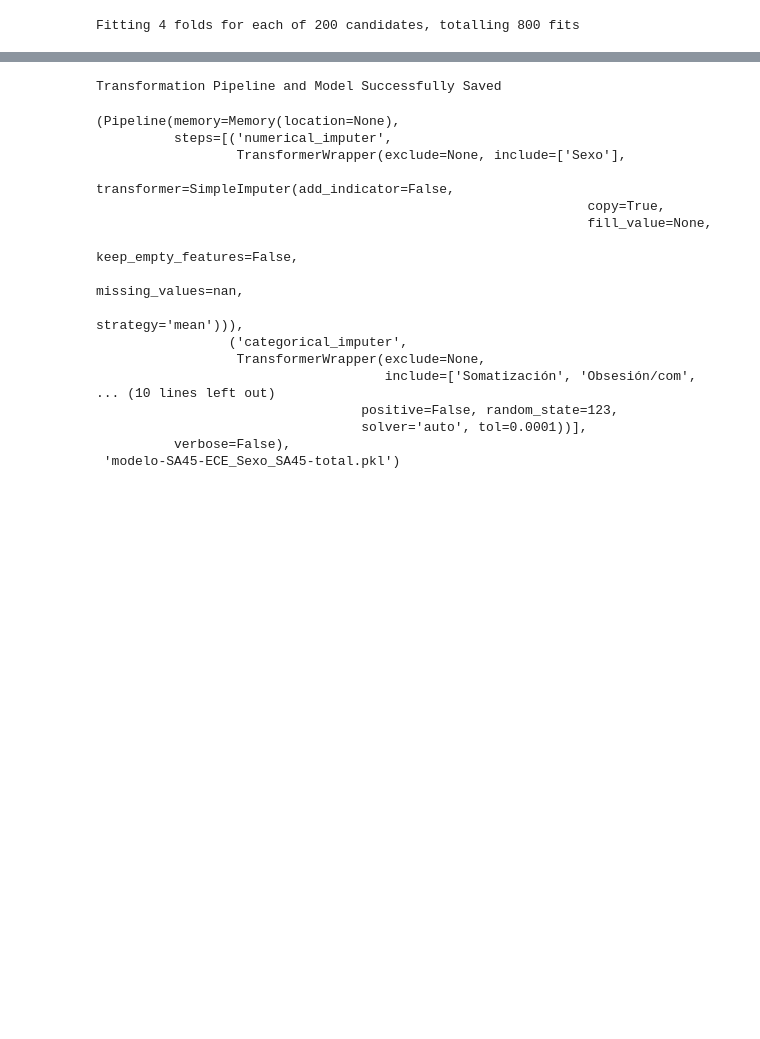
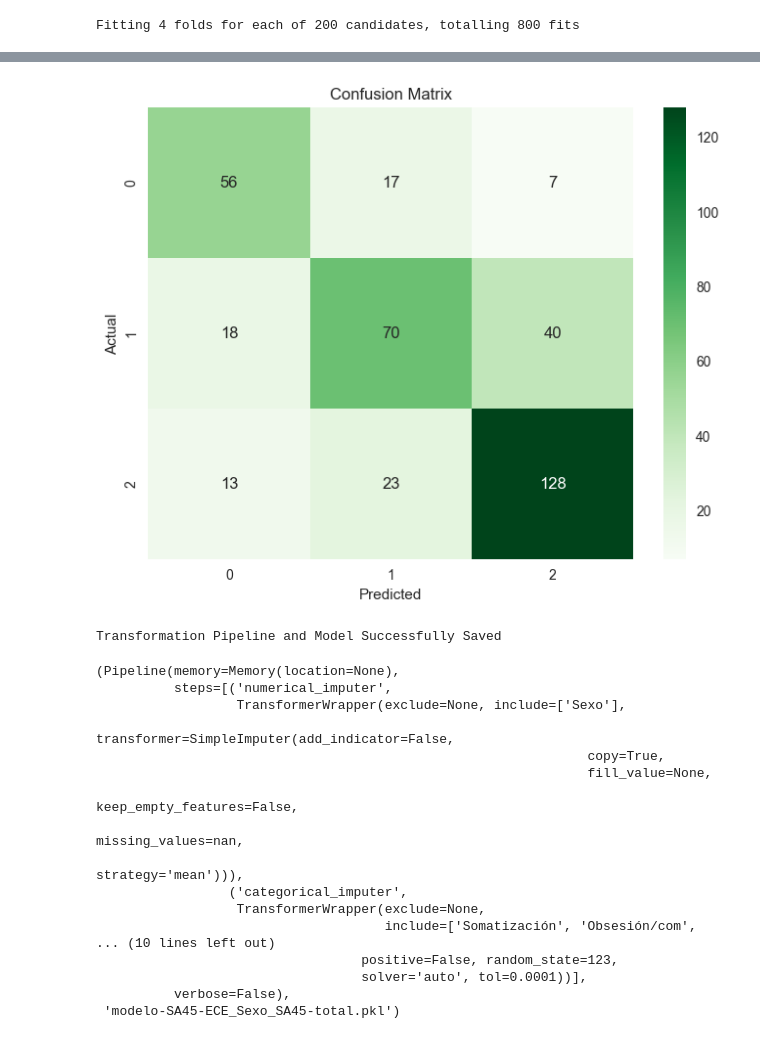
Before and after one commit to kristhyanlz/Predict_ECE_from_SA45, a Jupyter notebook: backend/trainModel2.ipynb, the cells around one changed output, grey strips where cells are left out. Cells and saved outputs as stored; diff of their text form; code cells hidden in the pictures; blank space fills up the shorter version.

Commit message:
Se agregó la matriz de confusión total

```diff
--- a/backend/trainModel2.ipynb
+++ b/backend/trainModel2.ipynb
@@ -184,3 +189,24 @@ predictions.head()
+# %%
+from sklearn.metrics import confusion_matrix
+import seaborn as sns
+import matplotlib.pyplot as plt
+
+# Obtener las etiquetas reales y predichas
+y_true = data2['Agotamiento'].astype(int)  # Reemplaza 'target_column' con el nombre de la columna objetivo
+y_pred = predictions['prediction_label'].astype(int)   # PyCaret genera la columna 'Label' con las predicciones
+
+# Crear la matriz de confusión
+cm = confusion_matrix(y_true, y_pred)
+
+# Visualizar la matriz de confusión
+plt.figure(figsize=(8, 6))
+sns.heatmap(cm, annot=True, fmt='d', cmap='Greens', xticklabels=final_model.classes_, yticklabels=final_model.classes_)
+plt.xlabel('Predicted')
+plt.ylabel('Actual')
+plt.title('Confusion Matrix')
+plt.show()
+# %% [output]
+[figure, added]
 # %%
 from pycaret.classification import save_model
 
```
Also changed, not shown: parts of 1 cell of this notebook, 1 other file.
